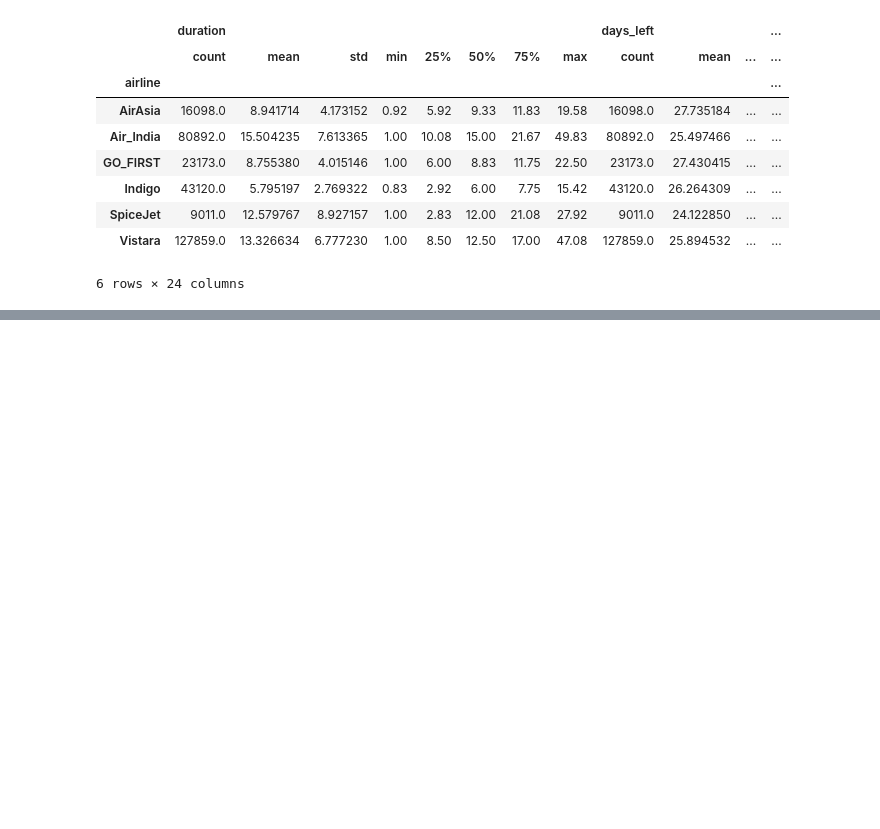
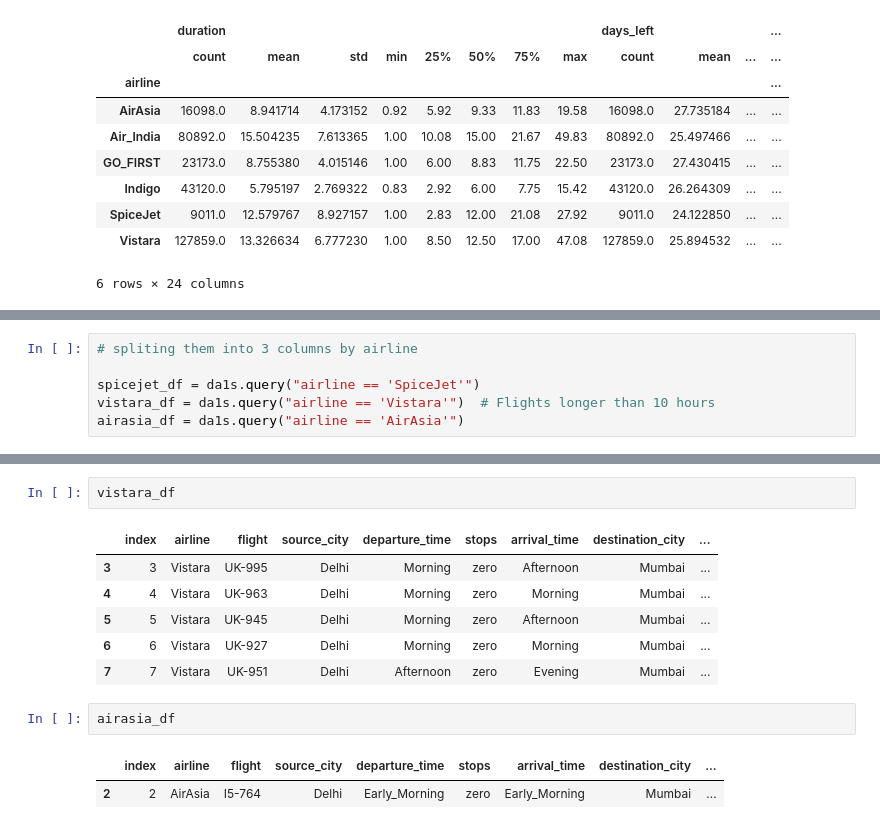
Before and after one commit to xyizko/xo-mathz, a Jupyter notebook: nb/yt-pandas-2.ipynb, the cells around one changed output, grey strips where cells are left out. Cells and saved outputs as stored; diff of their text form; blank space fills up the shorter version.

```diff
--- a/nb/yt-pandas-2.ipynb
+++ b/nb/yt-pandas-2.ipynb
@@ -1458,0 +1503,6 @@ da1a.groupby(['airline']).describe()
+# %%
+# spliting them into 3 columns by airline
+
+spicejet_df = da1s.query("airline == 'SpiceJet'")
+vistara_df = da1s.query("airline == 'Vistara'")  # Flights longer than 10 hours
+airasia_df = da1s.query("airline == 'AirAsia'")
@@ -1458,0 +1515,14 @@ da1a.groupby(['airline']).describe()
+# %%
+vistara_df
+# %% [output]
+|  | index | airline | flight | source_city | departure_time | stops | arrival_time | destination_city | ... |
+| 3 | 3 | Vistara | UK-995 | Delhi | Morning | zero | Afternoon | Mumbai | ... |
+| 4 | 4 | Vistara | UK-963 | Delhi | Morning | zero | Morning | Mumbai | ... |
+| 5 | 5 | Vistara | UK-945 | Delhi | Morning | zero | Afternoon | Mumbai | ... |
+| 6 | 6 | Vistara | UK-927 | Delhi | Morning | zero | Morning | Mumbai | ... |
+| 7 | 7 | Vistara | UK-951 | Delhi | Afternoon | zero | Evening | Mumbai | ... |
+# %%
+airasia_df
+# %% [output]
+|  | index | airline | flight | source_city | departure_time | stops | arrival_time | destination_city | ... |
+| 2 | 2 | AirAsia | I5-764 | Delhi | Early_Morning | zero | Early_Morning | Mumbai | ... |
```
Also changed, not shown: parts of 7 cells of this notebook.
